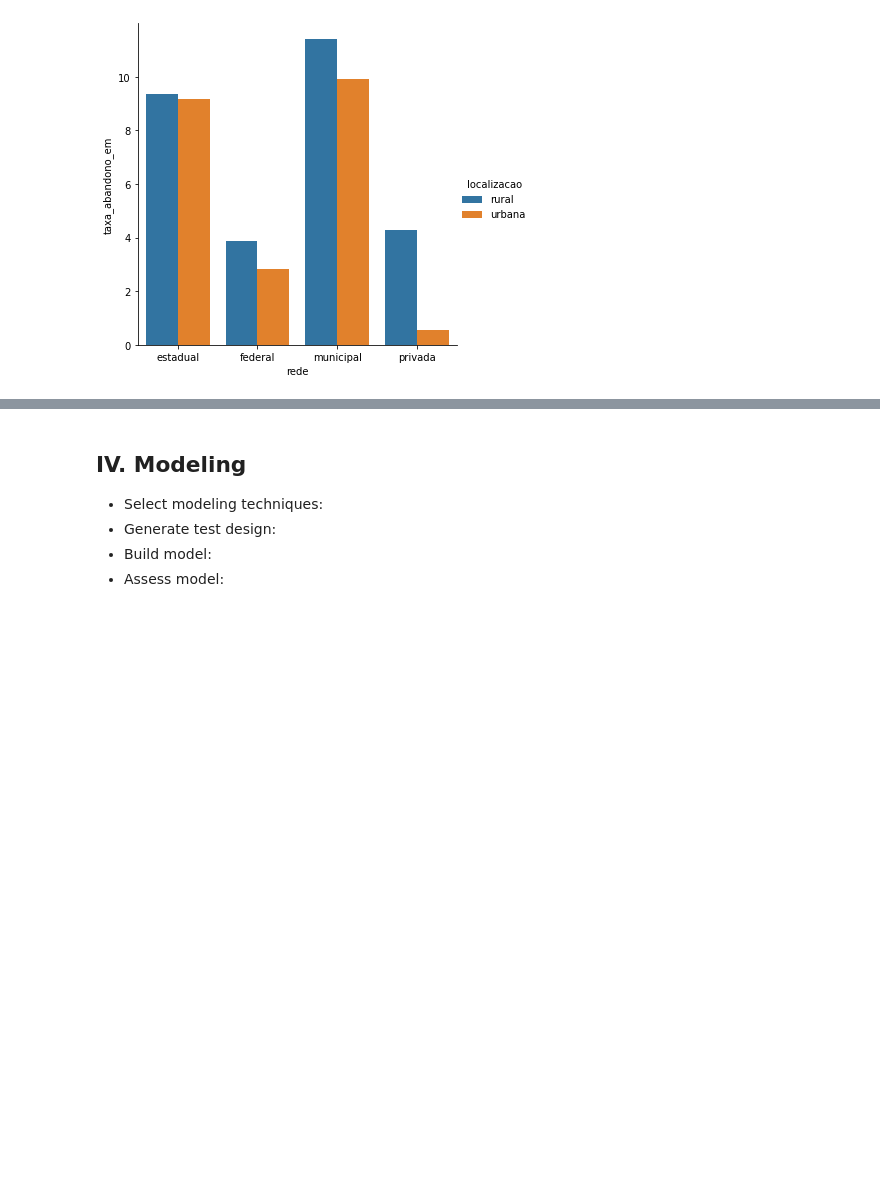
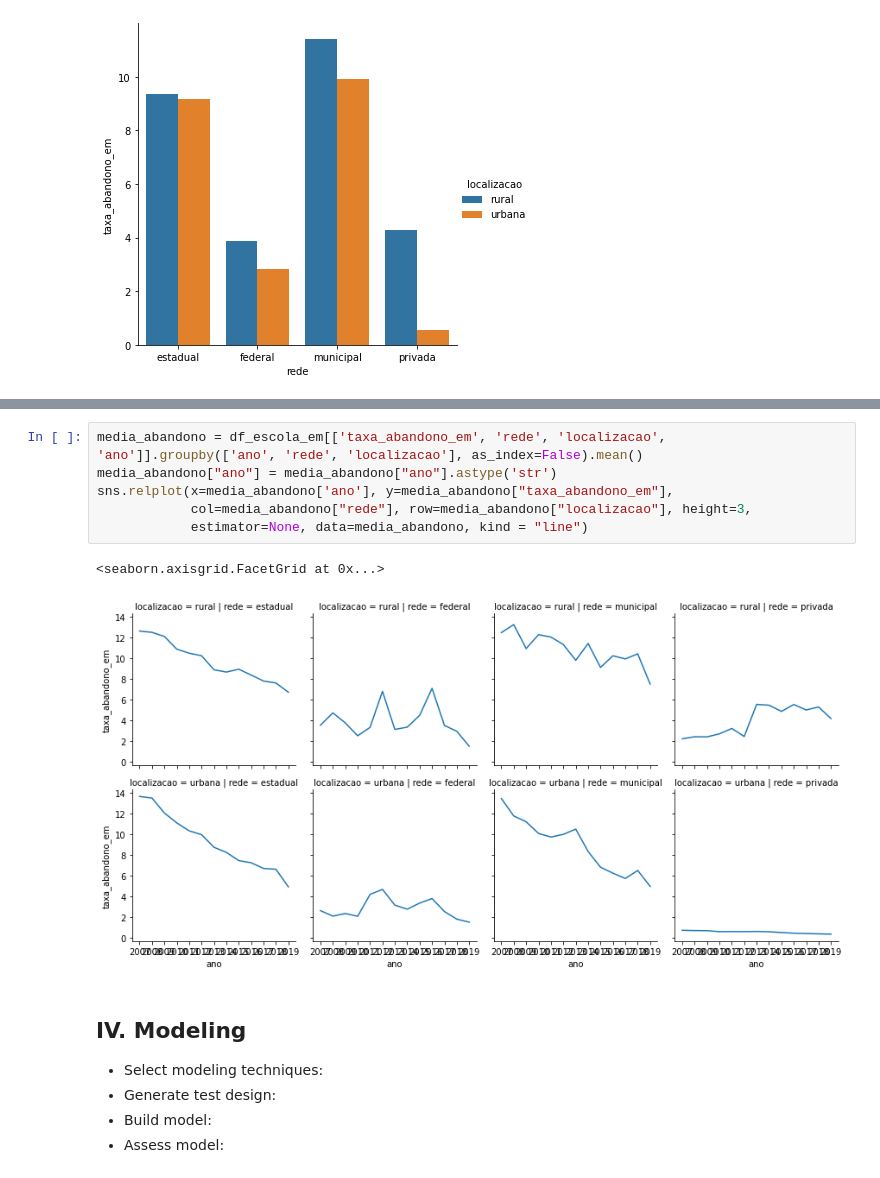
Before and after one commit to maisafraiz/projeto-amd, a Jupyter notebook: project.ipynb, the cells around one changed output, grey strips where cells are left out. Cells and saved outputs as stored; diff of their text form; blank space fills up the shorter version.

```diff
--- a/project.ipynb
+++ b/project.ipynb
@@ -498,3 +501,12 @@ sns.catplot(
+# %%
+media_abandono = df_escola_em[['taxa_abandono_em', 'rede', 'localizacao', 'ano']].groupby(['ano', 'rede', 'localizacao'], as_index=False).mean()
+media_abandono["ano"] = media_abandono["ano"].astype('str')
+sns.relplot(x=media_abandono['ano'], y=media_abandono["taxa_abandono_em"],
+            col=media_abandono["rede"], row=media_abandono["localizacao"], height=3,
+            estimator=None, data=media_abandono, kind = "line")
+# %% [output]
+<seaborn.axisgrid.FacetGrid at 0x...>
+[figure, added]
 # %% [markdown]
 ## IV. Modeling
 
```
Also changed, not shown: parts of 1 cell of this notebook.
